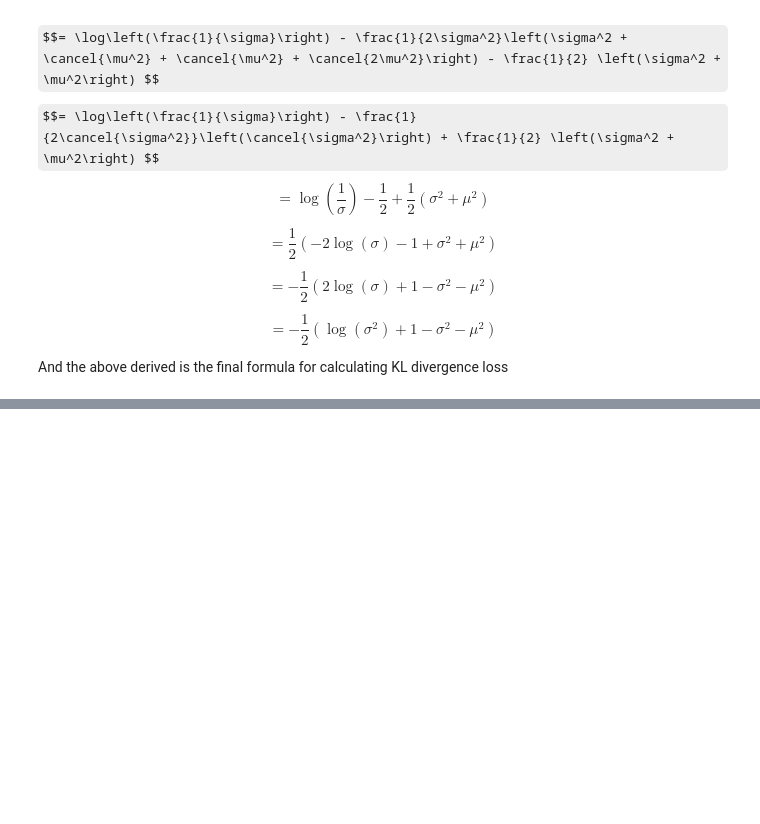
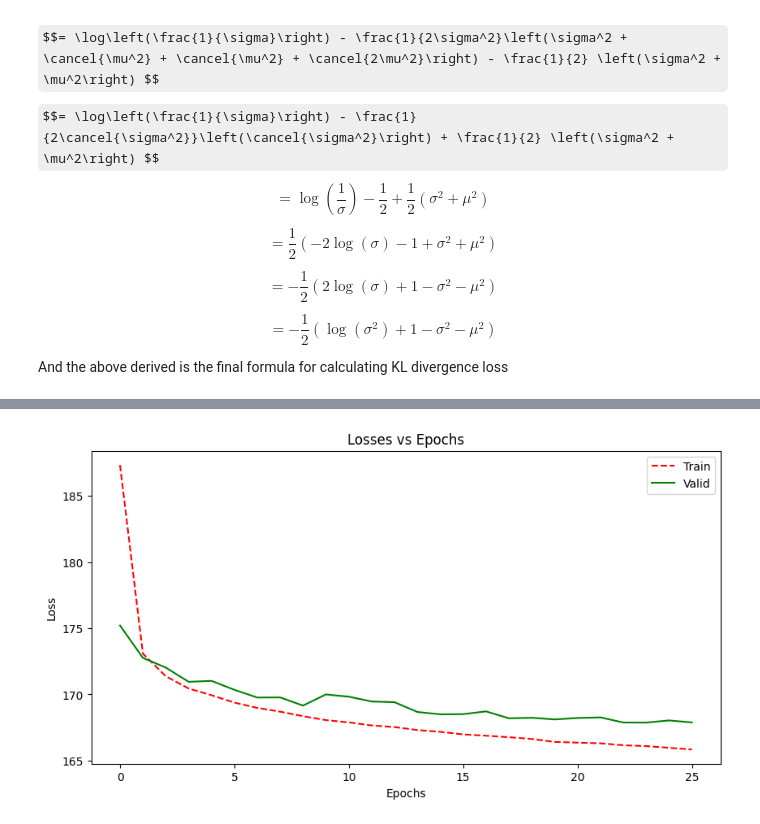
Before and after one commit to AniTho/Generative-Architectures-in-pytorch, a Jupyter notebook: Day_02 (VAE Autoencoder).ipynb, the cells around one changed output, grey strips where cells are left out. Saved outputs shown, nothing was run; the diff lists cells and outputs as text; code cells hidden in the pictures; some formulas as TeX source; blank space fills up the shorter version.

```diff
--- a/Day_02 (VAE Autoencoder).ipynb
+++ b/Day_02 (VAE Autoencoder).ipynb
@@ -159,0 +296,3 @@ And the above derived is the final formula for calculating KL divergence loss
+# %%
+cnn_autoencoder = CNNAutoEncoder([input_vector_channel], num_filters, latent_dim, strides)
+summary(cnn_autoencoder, (1, 28, 28));
@@ -159,0 +386,4 @@ And the above derived is the final formula for calculating KL divergence loss
+# %%
+optimizer = optim.Adam(cnn_autoencoder.parameters(), lr = learning_rate)
+train_losses, valid_losses = train(trainloader, validloader, cnn_autoencoder, criterion, optimizer, num_epochs,
+                                   best_valid_metric=999999, reconst_weight = reconstruct_weight, save_path=save_path)
@@ -159,0 +428,11 @@ And the above derived is the final formula for calculating KL divergence loss
+# %%
+plt.figure(figsize = (10,5))
+plt.title('Losses vs Epochs')
+plt.xlabel('Epochs')
+plt.ylabel('Loss')
+plt.plot(train_losses, 'r--', label = 'Train')
+plt.plot(valid_losses, 'g-', label = 'Valid')
+plt.legend()
+plt.show();
+# %% [output]
+[figure, added]
```
Also changed, not shown: parts of 16 cells of this notebook.
